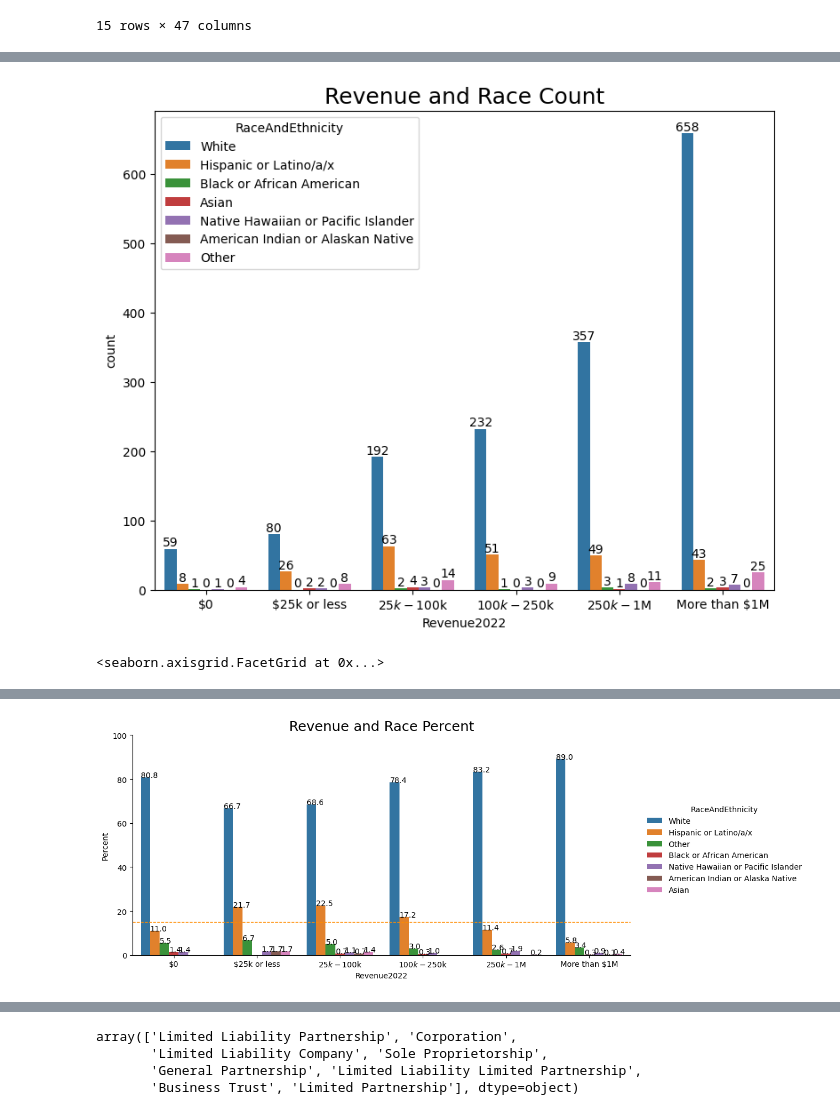
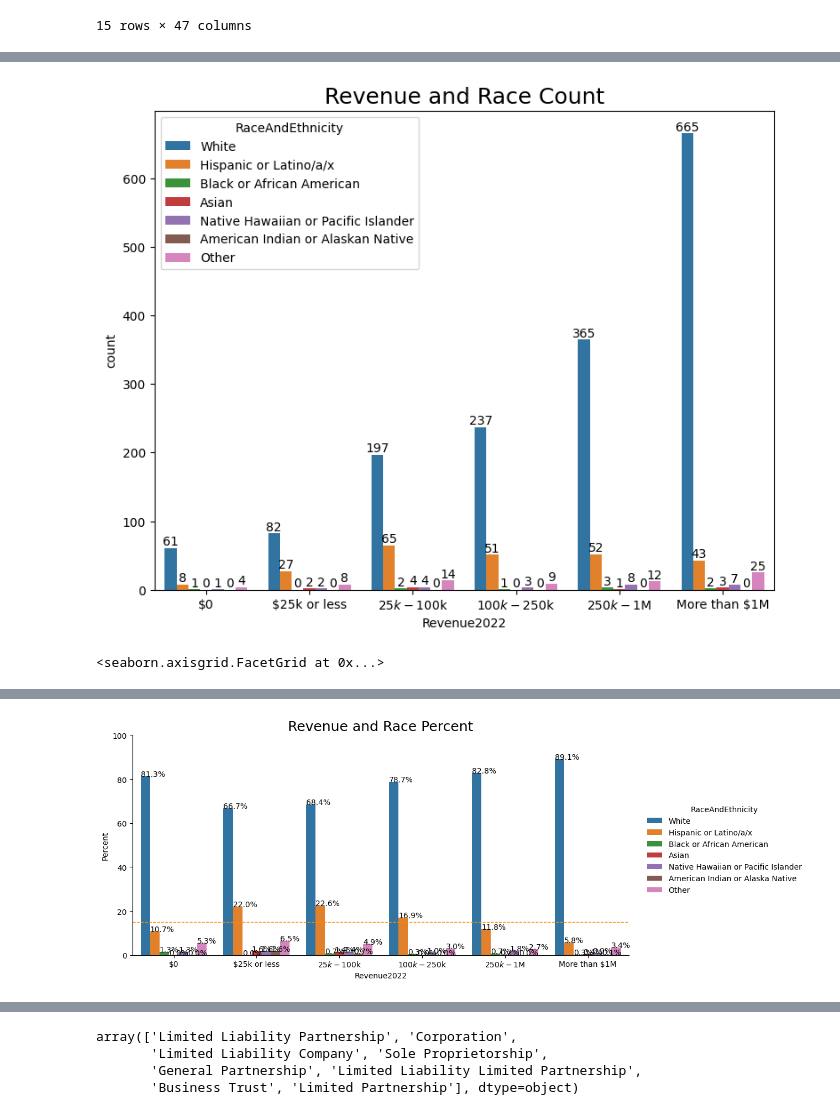
Before and after one commit to ramirezzzluisss/pythonprojects, a Jupyter notebook: HonorsThesis.ipynb, the cells around one changed output, grey strips where cells are left out. Cells and saved outputs as stored; diff of their text form; code cells hidden in the pictures.

```diff
--- a/HonorsThesis.ipynb
+++ b/HonorsThesis.ipynb
@@ -30,6 +30,6 @@ Drive already mounted at /content/drive; to attempt to forcibly remount, call dr
 from google.colab import drive
 drive.mount('/content/gdrive', force_remount=True)
 
-df = pd.read_csv (r'/content/gdrive/MyDrive/Colab Notebooks/UtahContractorSurvey202304111609.csv')
+df = pd.read_csv (r'/content/gdrive/MyDrive/Colab Notebooks/UtahContractorSurvey202304251550.csv')
 # %% [output]
 Mounted at /content/gdrive
@@ -150,0 +156,5 @@ df_clean.head(5)
+# %%
+df_clean['RaceAndEthnicity'] = pd.Categorical(df_clean['RaceAndEthnicity'],
+                                         categories = ['White', 'Hispanic or Latino/a/x', 'Black or African American', 'Asian',
+                                                       'Native Hawaiian or Pacific Islander', 'American Indian or Alaska Native', 'Other'],
+                                         ordered = True)
@@ -166,7 +205,7 @@ plt.title('Revenue and Race Count', fontsize=18)
 for container in ax.containers:
     ax.bar_label(container)
 # %% [output]
-[figure, old version]
+[figure, new version]
 # %%
 # convert to percentages
 new_df = df_clean.groupby('Revenue2022')['RaceAndEthnicity'].value_counts(normalize=True)
@@ -176,12 +215,14 @@ g = sns.catplot(x='Revenue2022', y='Percent', hue='RaceAndEthnicity', kind='bar'
 g.ax.set_ylim(0,100)
 
 for p in g.ax.patches:
-    txt = str(p.get_height().round(1))
+    txt = str(p.get_height().round(1)) + "%"
     txt_x = p.get_x()
     txt_y = p.get_height()
     g.ax.text(txt_x,txt_y,txt)
 
 plt.title('Revenue and Race Percent', fontsize=18)
+
+# this is to set the reference on how Latinx make up 15% of population in Utah
 g.map(plt.axhline, y=15, ls='--', color='darkorange', linewidth=1)
 # %% [output]
 <seaborn.axisgrid.FacetGrid at 0x...>
@@ -206,4 +229,4 @@ WARNING:matplotlib.text:posx and posy should be finite values
-[figure, old version]
+[figure, new version]
 # %%
 df_clean['BankCreditUnionLoan'] = pd.Categorical(df_clean['BankCreditUnionLoan'],
                                          categories = ['Approved', 'Did not apply', 'Denied', 'Do not qualify'],
```
Also changed, not shown: parts of 53 cells of this notebook.
